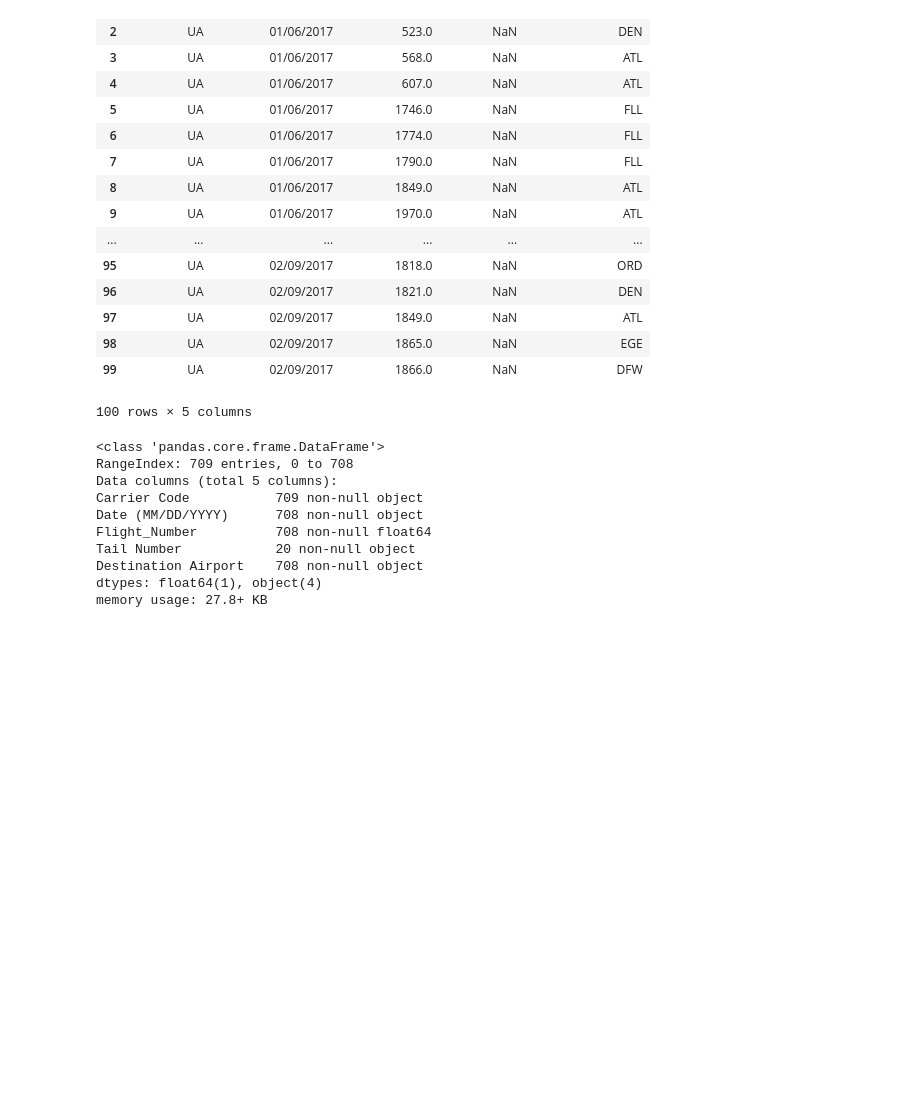
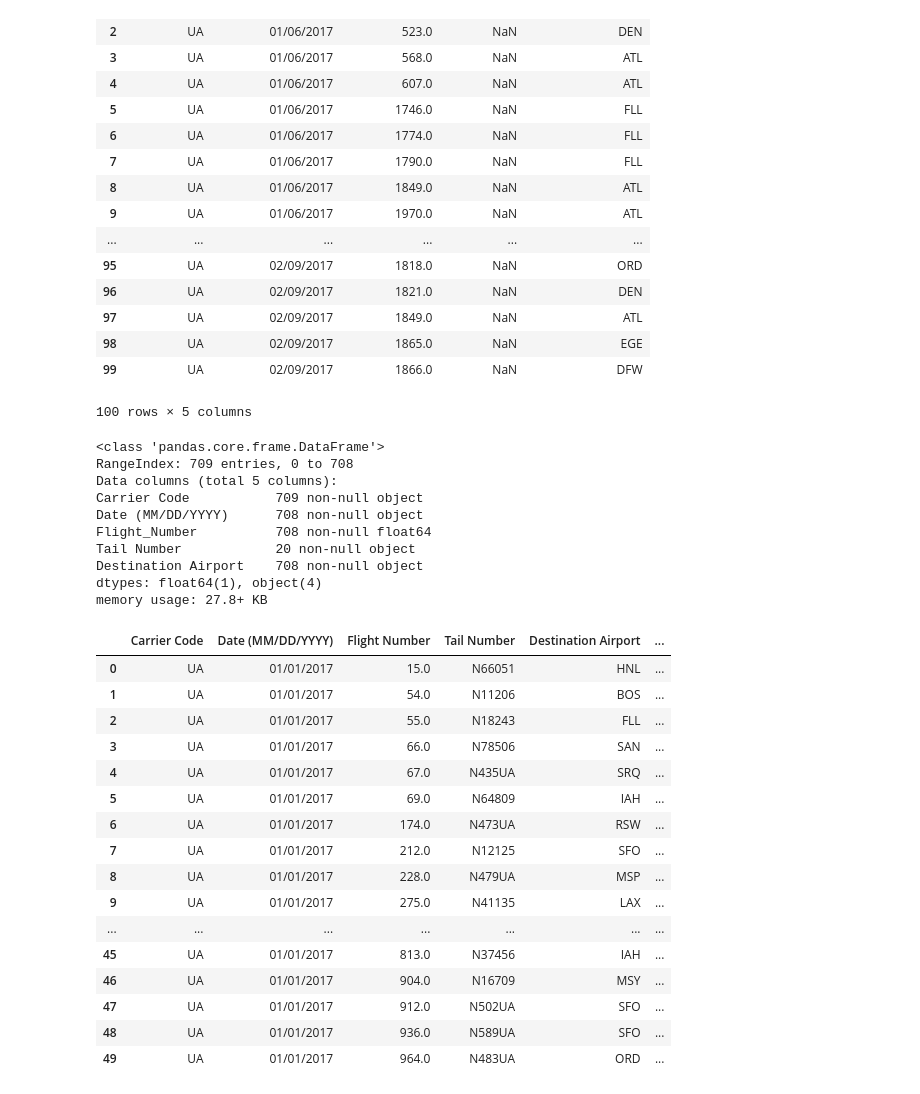
Before and after one commit to glinj/ds-study-2, a Jupyter notebook: TDI DS Project Data Illustration v2.ipynb, the cells around one changed output. Drawn from its saved outputs; the diff is of its cells as text; code cells hidden in the pictures; blank space fills up the shorter version.

```diff
--- a/TDI DS Project Data Illustration v2.ipynb
+++ b/TDI DS Project Data Illustration v2.ipynb
@@ -122,3 +128,25 @@ Tail Number            20 non-null object
 Destination Airport    708 non-null object
 dtypes: float64(1), object(4)
 memory usage: 27.8+ KB
+# %%
+fdelay_df = pd.read_csv('./data/Detailed_Statistics_Departures_v2_UA_EWR_2017.csv')
+# %%
+fdelay_df[0:50]
+# %% [output]
+|  | Carrier Code | Date (MM/DD/YYYY) | Flight Number | Tail Number | Destination Airport | ... |
+| 0 | UA | 01/01/2017 | 15.0 | N66051 | HNL | ... |
+| 1 | UA | 01/01/2017 | 54.0 | N11206 | BOS | ... |
+| 2 | UA | 01/01/2017 | 55.0 | N18243 | FLL | ... |
+| 3 | UA | 01/01/2017 | 66.0 | N78506 | SAN | ... |
+| 4 | UA | 01/01/2017 | 67.0 | N435UA | SRQ | ... |
+| 5 | UA | 01/01/2017 | 69.0 | N64809 | IAH | ... |
+| 6 | UA | 01/01/2017 | 174.0 | N473UA | RSW | ... |
+| 7 | UA | 01/01/2017 | 212.0 | N12125 | SFO | ... |
+| 8 | UA | 01/01/2017 | 228.0 | N479UA | MSP | ... |
+| 9 | UA | 01/01/2017 | 275.0 | N41135 | LAX | ... |
+| ... | ... | ... | ... | ... | ... | ... |
+| 45 | UA | 01/01/2017 | 813.0 | N37456 | IAH | ... |
+| 46 | UA | 01/01/2017 | 904.0 | N16709 | MSY | ... |
+| 47 | UA | 01/01/2017 | 912.0 | N502UA | SFO | ... |
+| 48 | UA | 01/01/2017 | 936.0 | N589UA | SFO | ... |
+| 49 | UA | 01/01/2017 | 964.0 | N483UA | ORD | ... |
```
Also changed, not shown: parts of 3 cells of this notebook.
